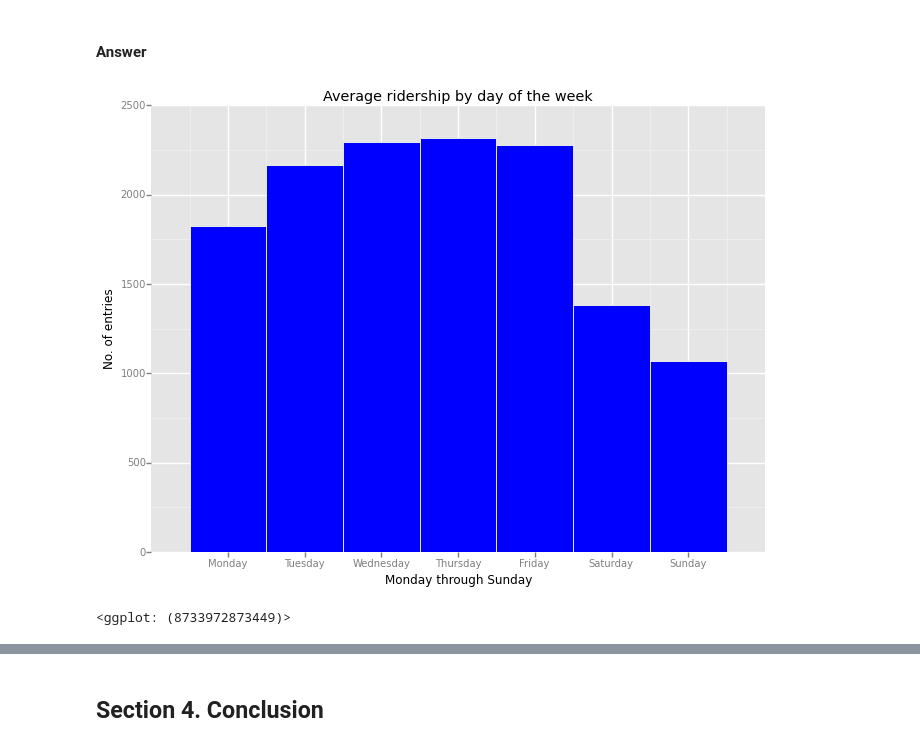
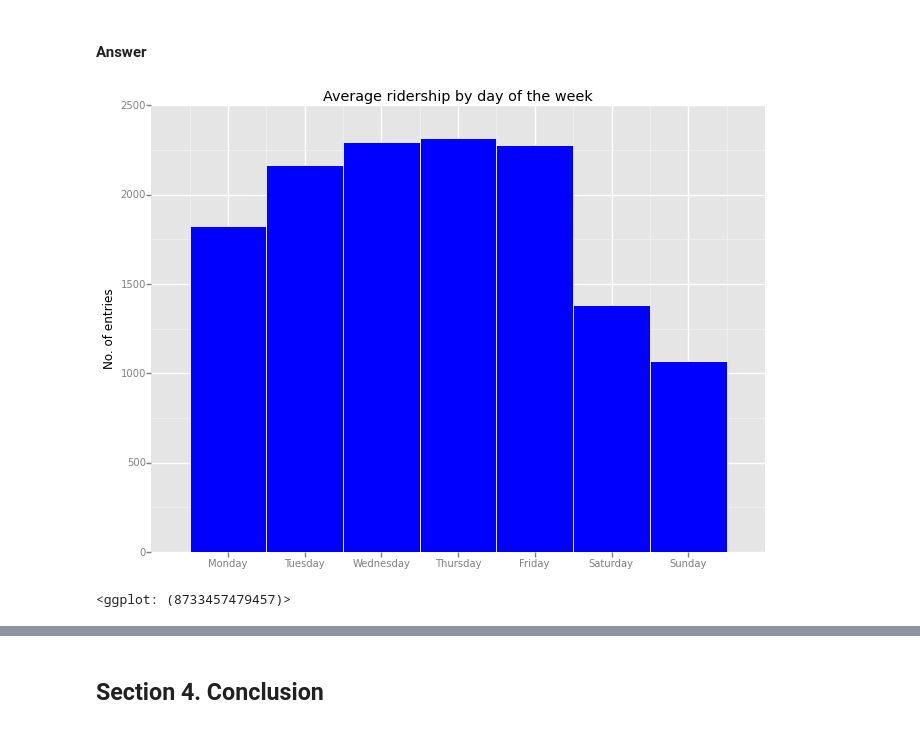
Before and after one commit to Manyizi101/nanodegree, a Jupyter notebook: 002-nyc-subway/dev/nyc-subway.ipynb, the cells around one changed output, grey strips where cells are left out. Cells and saved outputs as stored; diff of their text form; code cells hidden in the pictures.

```diff
--- a/002-nyc-subway/dev/nyc-subway.ipynb
+++ b/002-nyc-subway/dev/nyc-subway.ipynb
@@ -388,19 +388,19 @@ One visualization can be more freeform. You should feel free to implement someth
 # %%
 q = """
 select day_week, avg(ENTRIESn_hourly) as entries
 from data
 group by day_week
 """
 
 day_of_week_data = pandasql.sqldf(q, locals())
 
 ggplot(day_of_week_data, aes("day_week", "entries")) + geom_bar(stat="bar", fill="blue") + \
 ggtitle('Average ridership by day of the week') + \
-ylab('No. of entries') + xlab('Monday through Sunday') + \
+ylab('No. of entries') + xlab('') + \
 scale_x_continuous(breaks=range(0,7), labels=["Monday", "Tuesday", "Wednesday", "Thursday", "Friday", "Saturday", "Sunday"])
 # %% [output]
-[figure, old version]
+[figure, new version]
-<ggplot: (8733972873449)>
+<ggplot: (8733457479457)>
 # %%
 q = """
 select hour, avg(ENTRIESn_hourly) as entries
```
Also changed, not shown: parts of 7 cells of this notebook.
